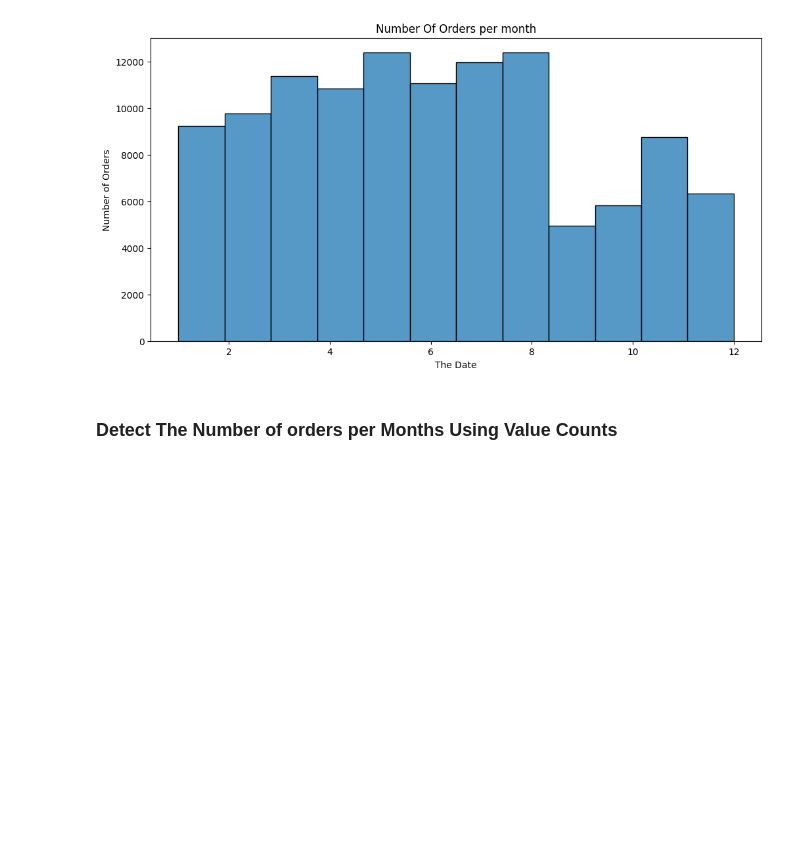
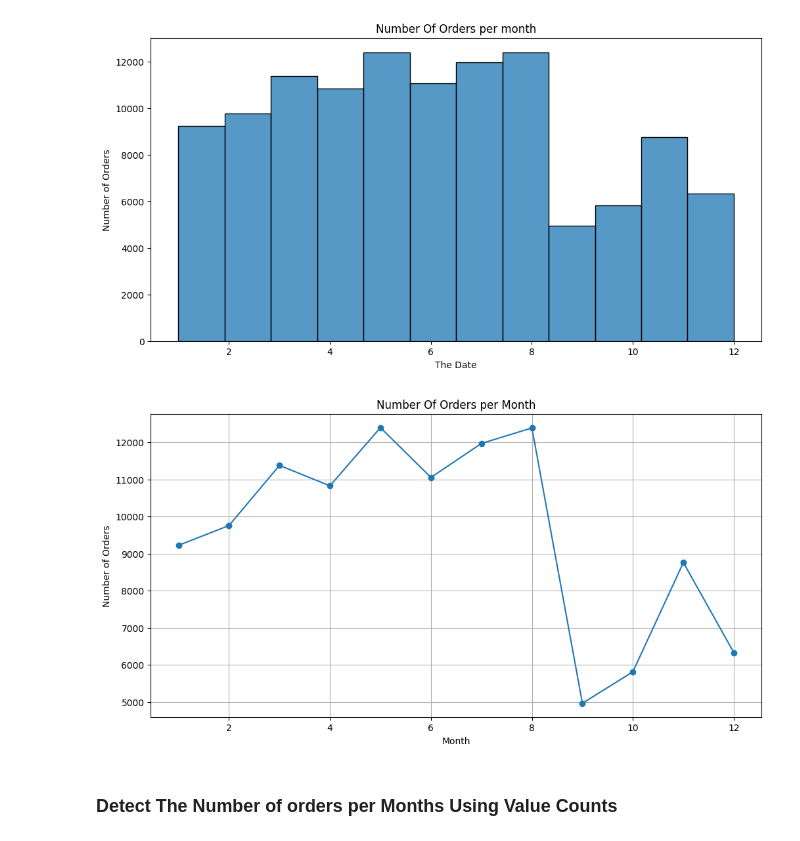
Before and after one commit to SeifMahmoud63/Graduation-Project-from-DEPI-Scholarship, a Jupyter notebook: code/DEPI_Project .ipynb, the cells around one changed output. Cells and saved outputs as stored; diff of their text form; code cells hidden in the pictures; blank space fills up the shorter version.

```diff
--- a/code/DEPI_Project .ipynb
+++ b/code/DEPI_Project .ipynb
@@ -340,6 +351,18 @@ plt.ylabel("Number of Orders")
 plt.show()
 # %% [output]
 [figure]
+# %%
+monthly_orders = df['month of order buy'].value_counts().sort_index()
+plt.figure(figsize=(12, 6))
+plt.plot(monthly_orders.index, monthly_orders.values, marker='o')
+plt.xticks(rotation=0)
+plt.title("Number Of Orders per Month")
+plt.xlabel("Month")
+plt.ylabel("Number of Orders")
+plt.grid(True)
+plt.show()
+# %% [output]
+[figure, added]
 # %% [markdown]
 ### Detect The Number of orders per Months Using Value Counts
 # %%
```
Also changed, not shown: parts of 23 cells of this notebook.
